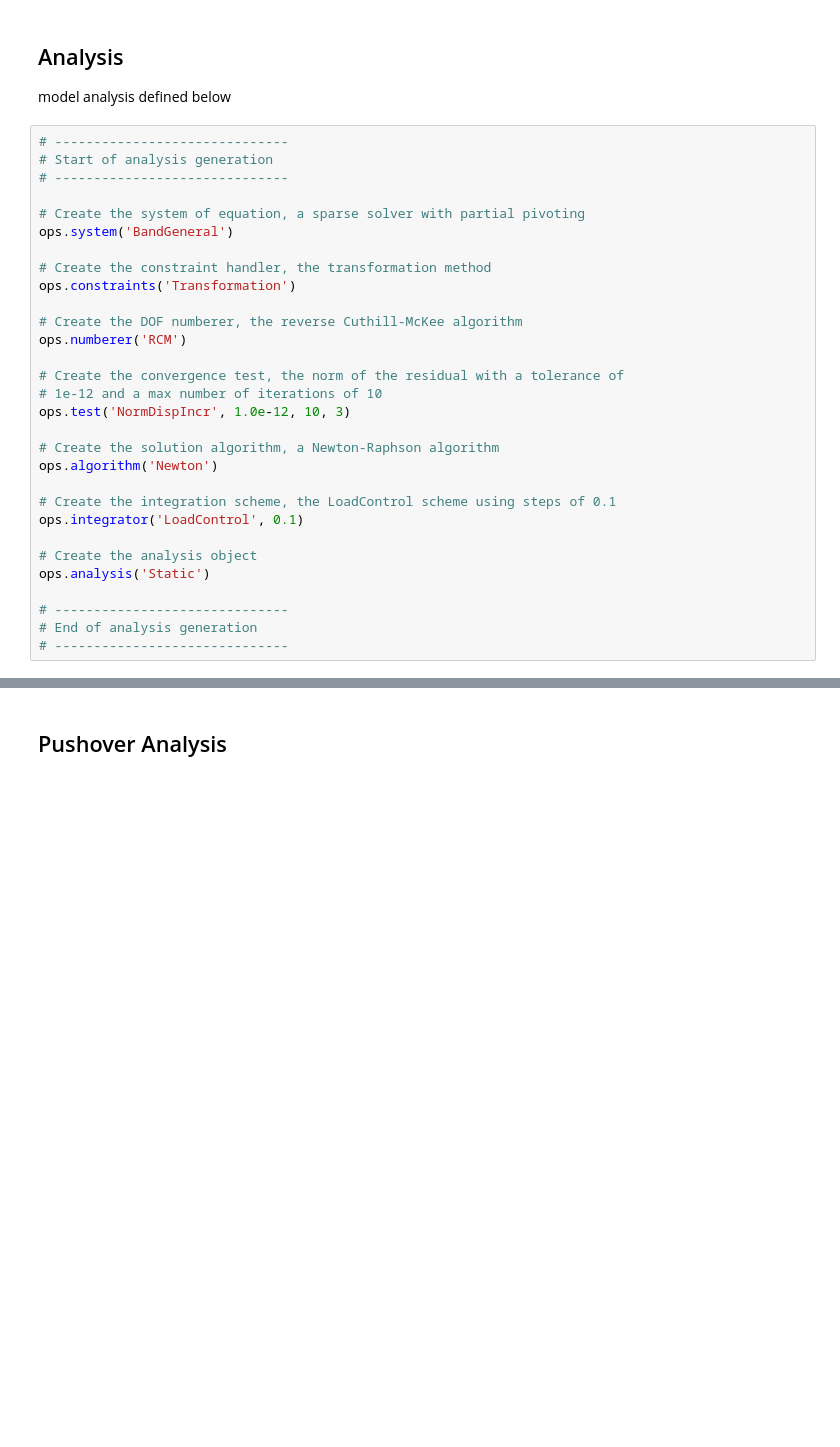
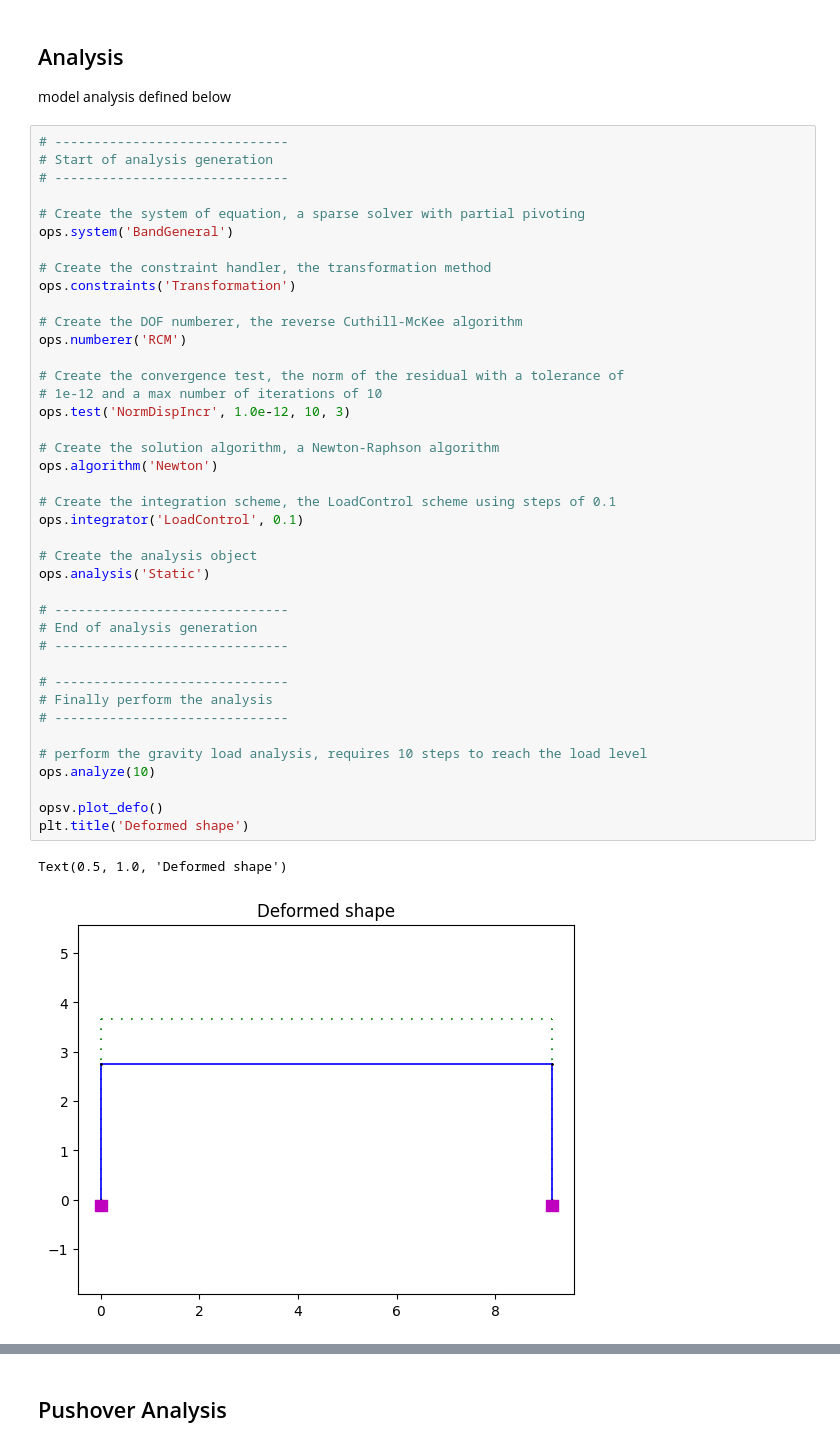
Before and after one commit to JoshKeighley01/CMC02, a Jupyter notebook: Reinforced Concrete Frame Analysis.ipynb, the cells around one changed output, grey strips where cells are left out. Cells and saved outputs as stored; diff of their text form; blank space fills up the shorter version.

```diff
--- a/Reinforced Concrete Frame Analysis.ipynb
+++ b/Reinforced Concrete Frame Analysis.ipynb
@@ -218,30 +231,43 @@ model analysis defined below
 # %%
 # ------------------------------
 # Start of analysis generation
 # ------------------------------
 
 # Create the system of equation, a sparse solver with partial pivoting
 ops.system('BandGeneral')
 
 # Create the constraint handler, the transformation method
 ops.constraints('Transformation')
 
 # Create the DOF numberer, the reverse Cuthill-McKee algorithm
 ops.numberer('RCM')
 
 # Create the convergence test, the norm of the residual with a tolerance of
 # 1e-12 and a max number of iterations of 10
 ops.test('NormDispIncr', 1.0e-12, 10, 3)
 
 # Create the solution algorithm, a Newton-Raphson algorithm
 ops.algorithm('Newton')
 
 # Create the integration scheme, the LoadControl scheme using steps of 0.1
 ops.integrator('LoadControl', 0.1)
 
 # Create the analysis object
 ops.analysis('Static')
 
 # ------------------------------
 # End of analysis generation
 # ------------------------------
+
+# ------------------------------
+# Finally perform the analysis
+# ------------------------------
+
+# perform the gravity load analysis, requires 10 steps to reach the load level
+ops.analyze(10)
+
+opsv.plot_defo()
+plt.title('Deformed shape')
+# %% [output]
+Text(0.5, 1.0, 'Deformed shape')
+[figure, added]
```
Also changed, not shown: parts of 19 cells of this notebook, 2 other files.
